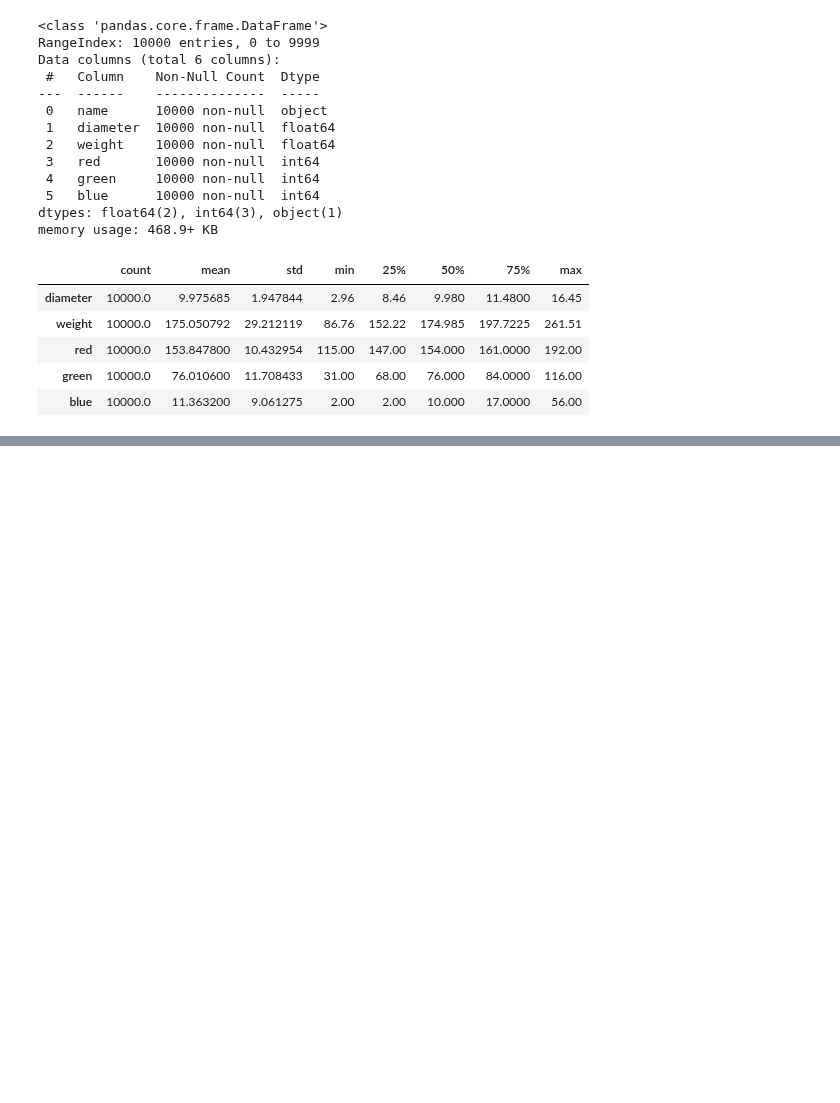
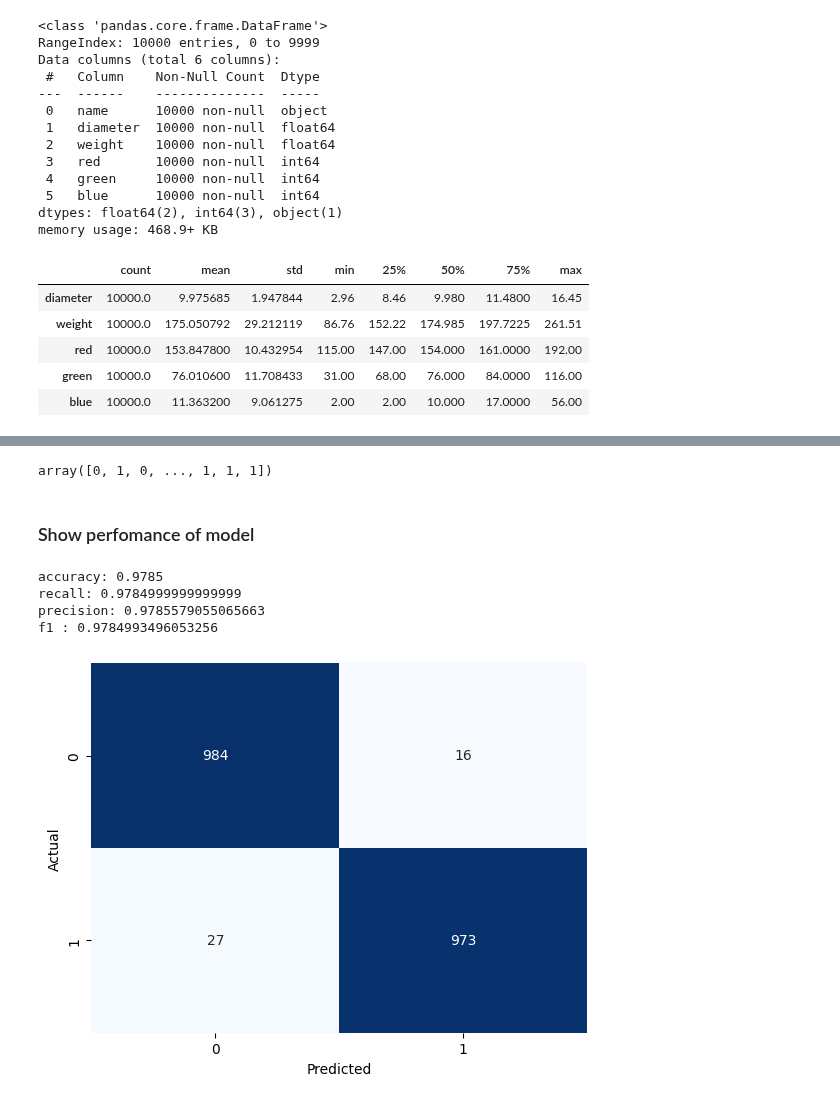
Before and after one commit to 20161609/AI-Tech-Learning, a Jupyter notebook: 13_nn_bin_citrus.ipynb, the cells around one changed output, grey strips where cells are left out. Cells and saved outputs as stored; diff of their text form; code cells hidden in the pictures; blank space fills up the shorter version.

```diff
--- a/13_nn_bin_citrus.ipynb
+++ b/13_nn_bin_citrus.ipynb
@@ -263,0 +151,2 @@ print_metrics(y_test_e, y_pred)
+# %%
+y_train = to_categorical(y_train, num_classes=3)
@@ -263,0 +186,6 @@ print_metrics(y_test_e, y_pred)
+# %%
+model.compile(
+    loss='categorical_crossentropy',
+    optimizer='adam',
+    metrics=['accuracy']
+)
@@ -263,0 +194,9 @@ print_metrics(y_test_e, y_pred)
+# %%
+EPOCH = 100
+BATCH_SIZE = 16
+history = model.fit(
+    X_train_s, y_train,
+    epochs=EPOCH,
+    batch_size=BATCH_SIZE,
+    validation_split=0.2
+)
@@ -263,0 +257,30 @@ print_metrics(y_test_e, y_pred)
+# %%
+import numpy as np
+
+y_pred = np.argmax(y_pred, axis=1)
+y_pred
+# %% [output]
+array([0, 1, 0, ..., 1, 1, 1])
+# %% [markdown]
+### Show perfomance of model
+# %%
+from sklearn.metrics import accuracy_score, recall_score, precision_score, f1_score
+from sklearn.metrics import confusion_matrix
+
+def print_metrics(y_true, y_pred, ave='binary'):
+  print('accuracy:', accuracy_score(y_test, y_pred))
+  print('recall:', recall_score(y_test, y_pred, average=ave))
+  print('precision:', precision_score(y_test, y_pred, average=ave))
+  print('f1 :', f1_score(y_test, y_pred, average=ave))
+
+  clm = confusion_matrix(y_test, y_pred)
+  s = sns.heatmap(clm, annot=True, cmap='Blues', fmt='d', cbar=False)
+  s.set(xlabel='Predicted', ylabel='Actual')
+
+print_metrics(y_test, y_pred, ave='macro')
+# %% [output]
+accuracy: 0.9785
+recall: 0.9784999999999999
+precision: 0.9785579055065663
+f1 : 0.9784993496053256
+[figure, added]
```
Also changed, not shown: parts of 81 cells of this notebook.
